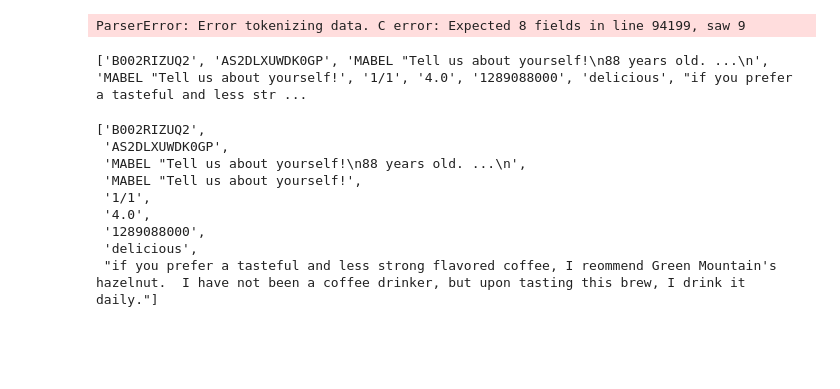
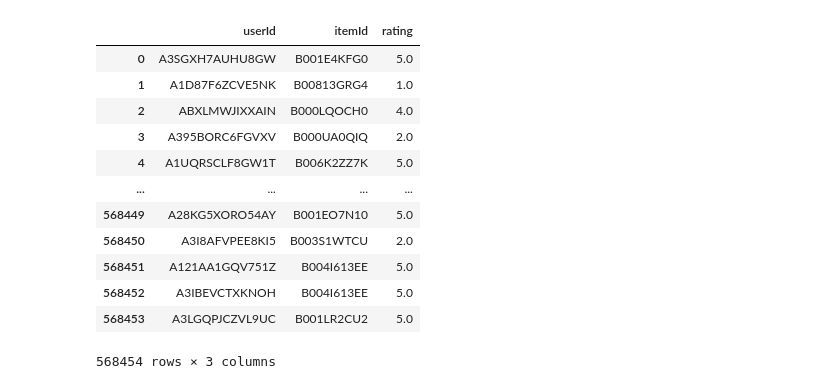
Before and after one commit to unit-00/amazon_fine_food, a Jupyter notebook: prototype.ipynb, the cells around one changed output. Cells and saved outputs as stored; diff of their text form; code cells hidden in the pictures; blank space fills up the shorter version.

```diff
--- a/prototype.ipynb
+++ b/prototype.ipynb
@@ -42,25 +71,23 @@ import pandas as pd
 # %%
 reviews = pd.read_csv('finefoods.csv.gz',
-                      sep=',',
                       compression='gzip')
-# %% [output]
-ParserError: Error tokenizing data. C error: Expected 8 fields in line 94199, saw 9
-# %%
-for text in text_csv:
-    if len(text) == 9:
-        print(text)
-        break
-# %% [output]
-['B002RIZUQ2', 'AS2DLXUWDK0GP', 'MABEL "Tell us about yourself!\n88 years old. ...\n', 'MABEL "Tell us about yourself!', '1/1', '4.0', '1289088000', 'delicious', "if you prefer a tasteful and less str ...
-# %%
-text
-# %% [output]
-['B002RIZUQ2',
- 'AS2DLXUWDK0GP',
- 'MABEL "Tell us about yourself!\n88 years old. ...\n',
- 'MABEL "Tell us about yourself!',
- '1/1',
- '4.0',
- '1289088000',
- 'delicious',
- "if you prefer a tasteful and less strong flavored coffee, I reommend Green Mountain's hazelnut.  I have not been a coffee drinker, but upon tasting this brew, I drink it daily."]
+# %%
+matrix = reviews[['review/userId', 'product/productId', 'review/score']]
+matrix = matrix.rename(columns={'review/userId': 'userId',
+                       'product/productId': 'itemId',
+                       'review/score': 'rating'})
+matrix
+# %% [output]
+|  | userId | itemId | rating |
+| 0 | A3SGXH7AUHU8GW | B001E4KFG0 | 5.0 |
+| 1 | A1D87F6ZCVE5NK | B00813GRG4 | 1.0 |
+| 2 | ABXLMWJIXXAIN | B000LQOCH0 | 4.0 |
+| 3 | A395BORC6FGVXV | B000UA0QIQ | 2.0 |
+| 4 | A1UQRSCLF8GW1T | B006K2ZZ7K | 5.0 |
+| ... | ... | ... | ... |
+| 568449 | A28KG5XORO54AY | B001EO7N10 | 5.0 |
+| 568450 | A3I8AFVPEE8KI5 | B003S1WTCU | 2.0 |
+| 568451 | A121AA1GQV751Z | B004I613EE | 5.0 |
+| 568452 | A3IBEVCTXKNOH | B004I613EE | 5.0 |
+| 568453 | A3LGQPJCZVL9UC | B001LR2CU2 | 5.0 |
+568454 rows × 3 columns
```
Also changed, not shown: parts of 32 cells of this notebook.
